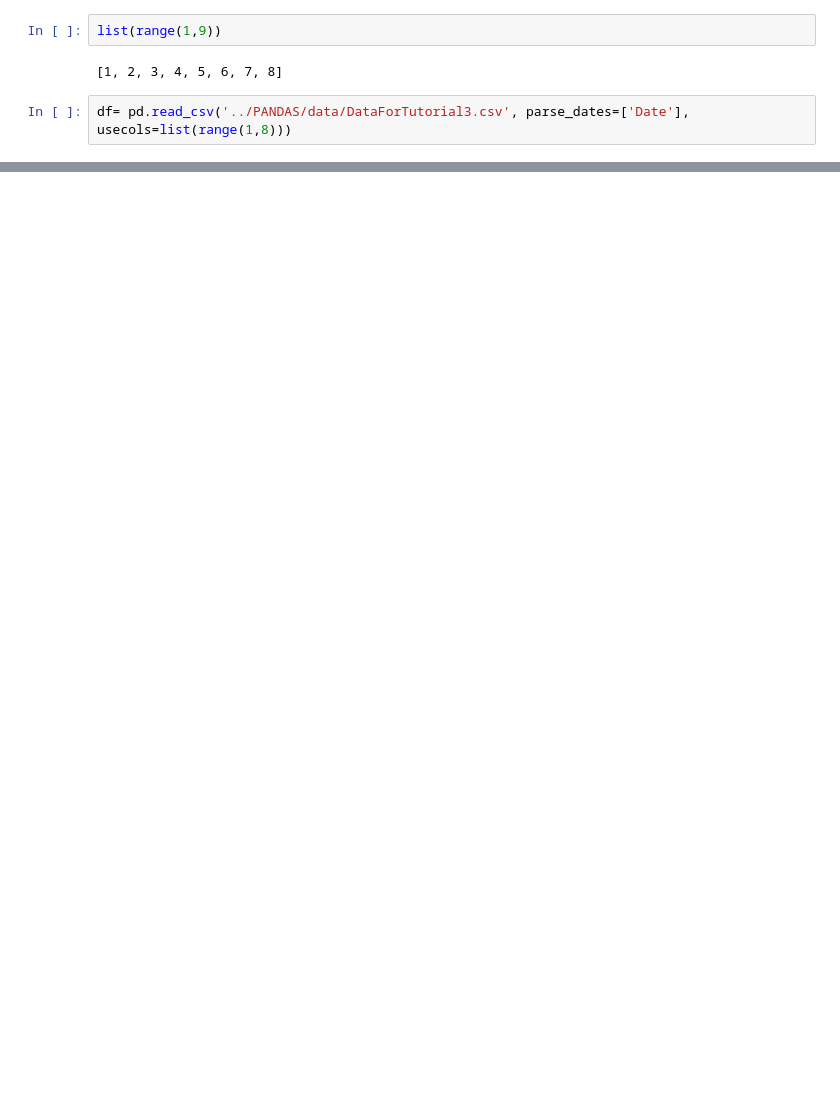
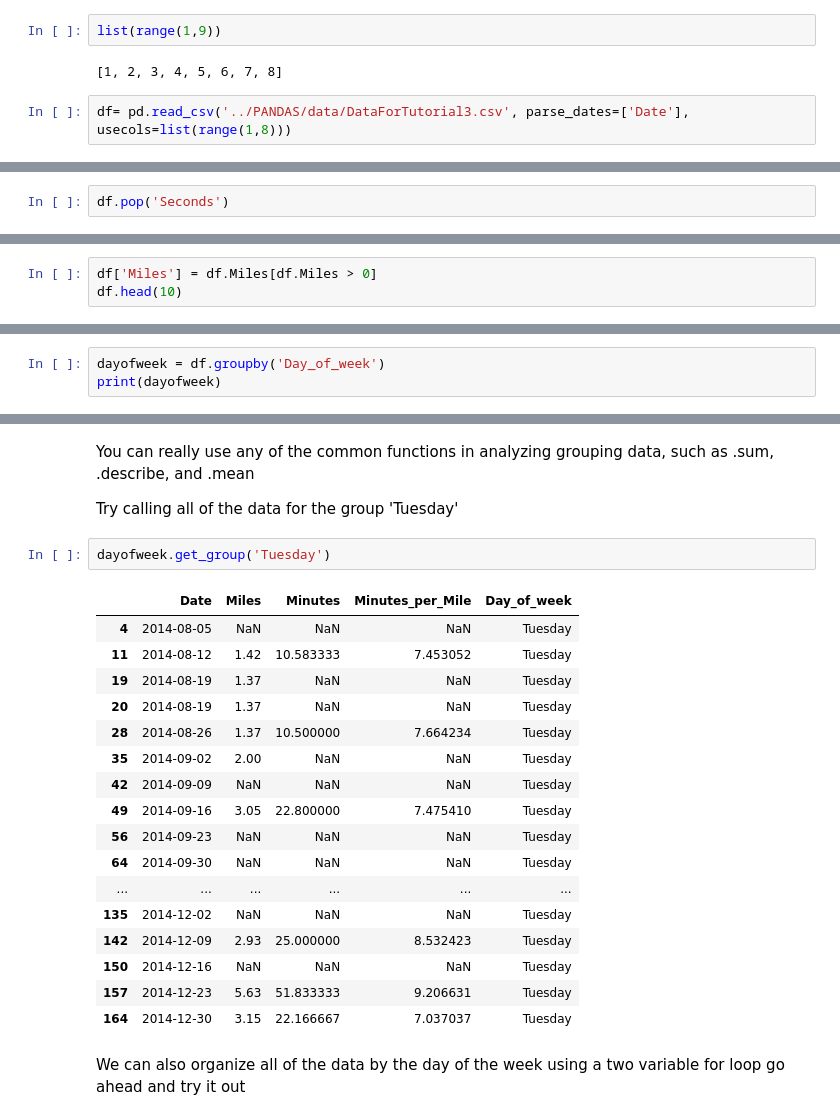
Before and after one commit to ContextLab/CDL-tutorials, a Jupyter notebook: Tutorial 3- walkthrough.ipynb, the cells around one changed output, grey strips where cells are left out. Drawn from its saved outputs; the diff is of its cells as text; blank space fills up the shorter version.

```diff
--- a/Tutorial 3- walkthrough.ipynb
+++ b/Tutorial 3- walkthrough.ipynb
@@ -33,0 +52,2 @@ df
+# %%
+df.pop('Seconds')
@@ -33,0 +85,3 @@ df
+# %%
+df['Miles'] = df.Miles[df.Miles > 0]
+df.head(10)
@@ -33,0 +102,3 @@ df
+# %%
+dayofweek = df.groupby('Day_of_week')
+print(dayofweek)
@@ -33,0 +131,26 @@ df
+# %% [markdown]
+You can really use any of the common functions in analyzing grouping data, such as .sum, .describe, and .mean
+
+Try calling all of the data for the group 'Tuesday'
+# %%
+dayofweek.get_group('Tuesday')
+# %% [output]
+|  | Date | Miles | Minutes | Minutes_per_Mile | Day_of_week |
+| 4 | 2014-08-05 | NaN | NaN | NaN | Tuesday |
+| 11 | 2014-08-12 | 1.42 | 10.583333 | 7.453052 | Tuesday |
+| 19 | 2014-08-19 | 1.37 | NaN | NaN | Tuesday |
+| 20 | 2014-08-19 | 1.37 | NaN | NaN | Tuesday |
+| 28 | 2014-08-26 | 1.37 | 10.500000 | 7.664234 | Tuesday |
+| 35 | 2014-09-02 | 2.00 | NaN | NaN | Tuesday |
+| 42 | 2014-09-09 | NaN | NaN | NaN | Tuesday |
+| 49 | 2014-09-16 | 3.05 | 22.800000 | 7.475410 | Tuesday |
+| 56 | 2014-09-23 | NaN | NaN | NaN | Tuesday |
+| 64 | 2014-09-30 | NaN | NaN | NaN | Tuesday |
+| ... | ... | ... | ... | ... | ... |
+| 135 | 2014-12-02 | NaN | NaN | NaN | Tuesday |
+| 142 | 2014-12-09 | 2.93 | 25.000000 | 8.532423 | Tuesday |
+| 150 | 2014-12-16 | NaN | NaN | NaN | Tuesday |
+| 157 | 2014-12-23 | 5.63 | 51.833333 | 9.206631 | Tuesday |
+| 164 | 2014-12-30 | 3.15 | 22.166667 | 7.037037 | Tuesday |
+# %% [markdown]
+We can also organize all of the data by the day of the week using a two variable for loop go ahead and try it out
```
Also changed, not shown: parts of 18 cells of this notebook, 2 other files.
